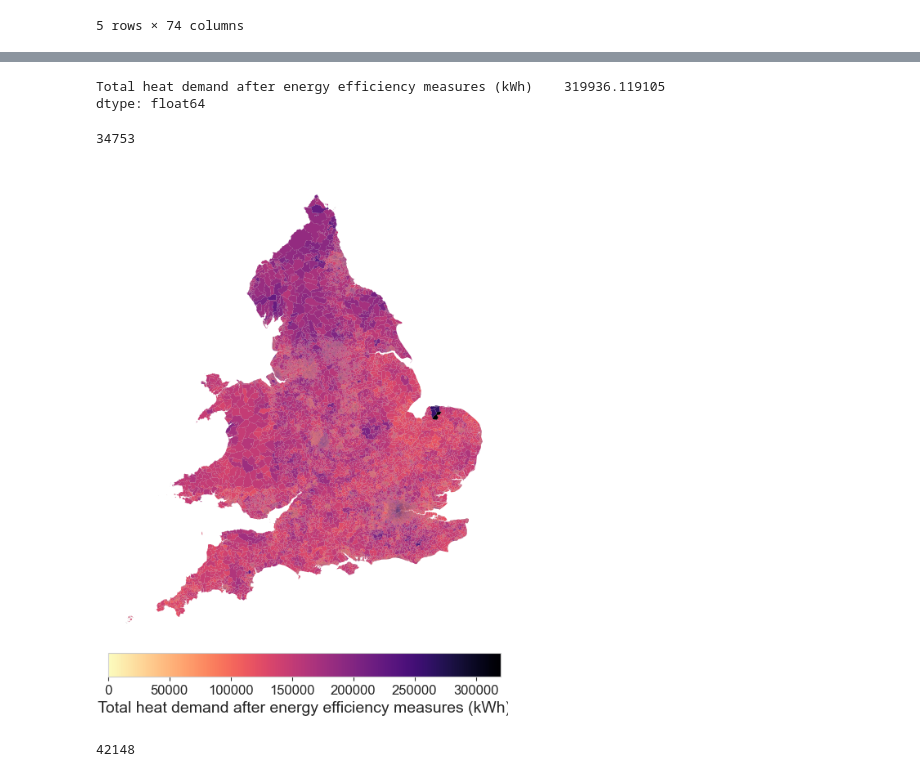
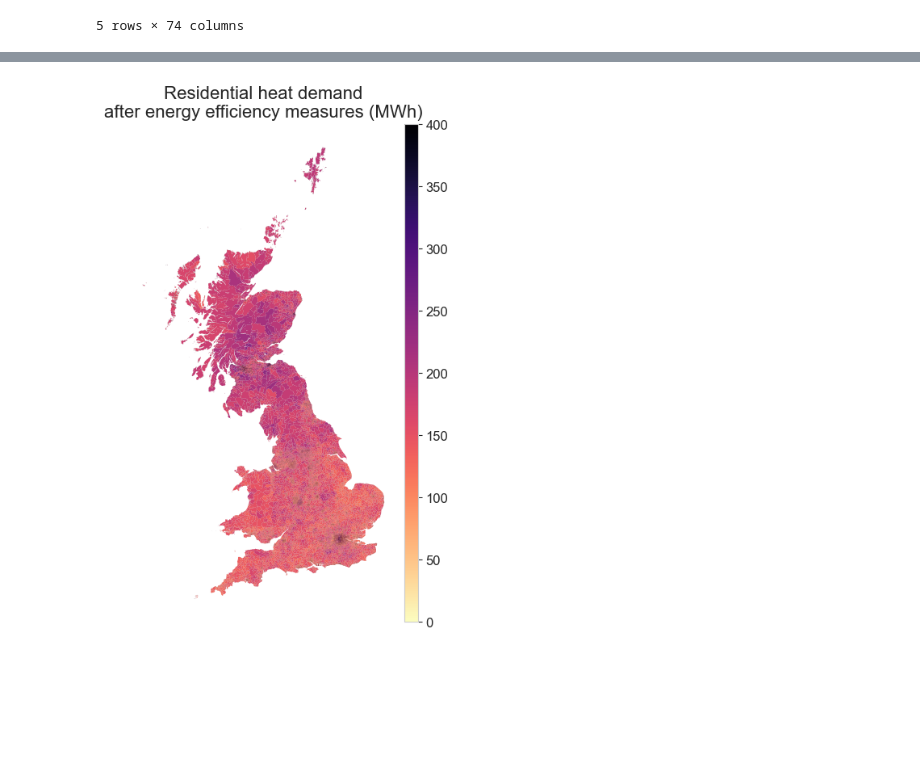
Before and after one commit to AlexandreLab/cooling_demand_UK, a Jupyter notebook: notebooks/visualisation_GB.ipynb, the cells around one changed output, grey strips where cells are left out. Cells and saved outputs as stored; diff of their text form; code cells hidden in the pictures; blank space fills up the shorter version.

Commit message:
task: added lsoa map

```diff
--- a/notebooks/visualisation_GB.ipynb
+++ b/notebooks/visualisation_GB.ipynb
@@ -87,7 +87,7 @@ gb_df.head()
 | 4 | S01006510 | S02001236 | 2312.863906 | 0.180077 | 18234.389031 | 20481.357955 | ... |
 5 rows × 74 columns
 # %%
-list_columns = [x for x in gb_df.columns if "Average heat demand after" in x]
+list_columns = [x for x in gb_df.columns if f"Average heat demand {scenario}" in x]
 list_columns
 # %% [output]
 ['Average heat demand after energy efficiency measures for detached gas boiler (kWh)',
@@ -106,11 +106,17 @@ list_columns
  'Average heat demand after energy efficiency measures for terraced oil boiler (kWh)',
  'Average heat demand after energy efficiency measures for terraced resistance heating (kWh)',
  'Average heat demand after energy efficiency measures for terraced biomass boiler (kWh)']
+# %%
+## Remove outliers
+for c in list_columns:
+  max_value = gb_df[c].quantile(0.99)
+  filt = gb_df[c] > max_value
+  gb_df.loc[filt, c] = max_value
 # %%
 to_plot_df = pd.DataFrame()
 to_plot_df.index = gb_df['Lsoa11cd'].values
-to_plot_df["Total heat demand after energy efficiency measures (kWh)"] = gb_df[
-    list_columns].sum(axis=1).values
+to_plot_df[f"Total heat demand {scenario} energy efficiency measures (MWh)"] = gb_df[
+    list_columns].sum(axis=1).values/1000
 to_plot_df.head()
 # %% [output]
 |  | Total heat demand after energy ef... |
@@ -135,4 +128,5 @@ len(map_df)
 # %%
-map_df = pd.merge(map_df, to_plot_df, left_on='GeographyCode', right_index=True)
+map_df = viz_functions.get_UK_LSOA_map()
+map_df = pd.merge(map_df, to_plot_df, left_on='LSOA11CD', right_index=True)
 map_df.head()
 # %% [output]
@@ -148,28 +140,16 @@ len(map_df)
-# %%
-gb_df[list_columns].boxplot()
-# %% [output]
-Total heat demand after energy efficiency measures (kWh)    319936.119105
-dtype: float64
-# %%
-len(map_df)
-# %% [output]
-34753
 # %%
 fig, ax = plt.subplots(figsize=(figsize_map))
 cmap_1 = 'magma_r'
-target = "Total heat demand after energy efficiency measures (kWh)"
-viz_functions.plot_map(
-    map_df,
-    target,
-    ax,
-    vmin=0,
-    cmap=cmap_1,
-    legend=True,
-    label_legend="Total heat demand after energy efficiency measures (kWh)")
+target = f"Total heat demand {scenario} energy efficiency measures (MWh)"
+map_obj = viz_functions.plot_map(map_df,
+                                 target,
+                                 ax,
+                                 vmin=0,
+                                 vmax=400,
+                                 cmap=cmap_1,
+                                 legend=True)
+
+ax.set_title(f"Residential heat demand\n{scenario} energy efficiency measures (MWh)")
 fig
 # %% [output]
-[figure, old version]
+[figure, new version]
-# %%
-len(map_df)
-# %% [output]
-42148
```
Also changed, not shown: parts of 7 cells of this notebook, 6 other files.
